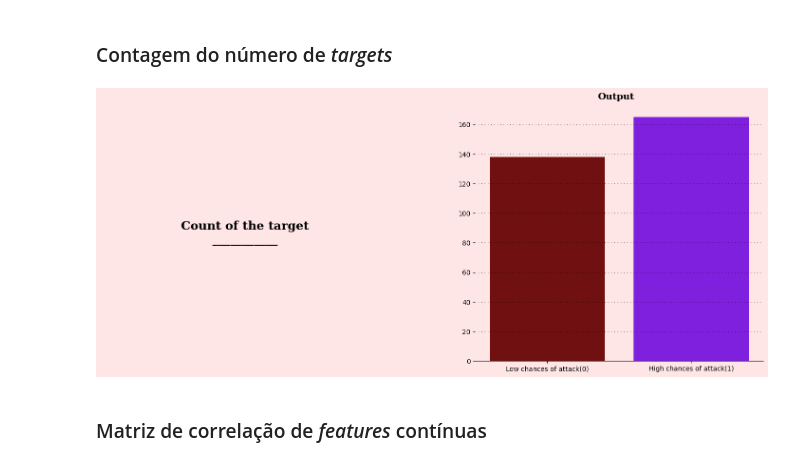
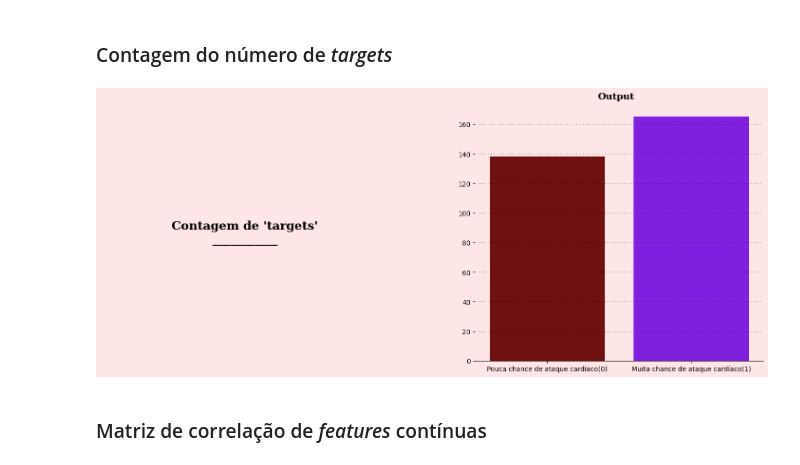
Before and after one commit to luisgcsilva/TEI_19314_20481_21460, a Jupyter notebook: ML_19314_20481_21460.ipynb, the cells around one changed output. Saved outputs shown, nothing was run; the diff lists cells and outputs as text; code cells hidden in the pictures.

```diff
--- a/ML_19314_20481_21460.ipynb
+++ b/ML_19314_20481_21460.ipynb
@@ -232,36 +235,36 @@ fig.patch.set_facecolor(background_color)
 ax0.set_facecolor(background_color)
 ax1.set_facecolor(background_color)
 
 # Title of the plot
-ax0.text(0.5,0.5,"Count of the target\n___________",
+ax0.text(0.5,0.5,"Contagem de 'targets'\n___________",
         horizontalalignment = 'center',
         verticalalignment = 'center',
         fontsize = 18,
         fontweight='bold',
         fontfamily='serif',
         color='#000000')
 
 ax0.set_xticklabels([])
 ax0.set_yticklabels([])
 ax0.tick_params(left=False, bottom=False)
 
 # Target Count
 ax1.text(0.35,177,"Output",fontsize=14, fontweight='bold', fontfamily='serif', color="#000000")
 ax1.grid(color='#000000', linestyle=':', axis='y', zorder=0,  dashes=(1,5))
 sns.countplot(ax=ax1, data=df, x = 'output',palette = color_palette)
 ax1.set_xlabel("")
 ax1.set_ylabel("")
-ax1.set_xticklabels(["Low chances of attack(0)","High chances of attack(1)"])
+ax1.set_xticklabels(["Pouca chance de ataque cardíaco(0)","Muita chance de ataque cardíaco(1)"])
 
 ax0.spines["top"].set_visible(False)
 ax0.spines["left"].set_visible(False)
 ax0.spines["bottom"].set_visible(False)
 ax0.spines["right"].set_visible(False)
 ax1.spines["top"].set_visible(False)
 ax1.spines["left"].set_visible(False)
 ax1.spines["right"].set_visible(False)
 # %% [output]
-[figure, old version]
+[figure, new version]
 # %% [markdown]
 ### Matriz de correlação de *features* contínuas
 # %%
```
Also changed, not shown: parts of 27 cells of this notebook.
